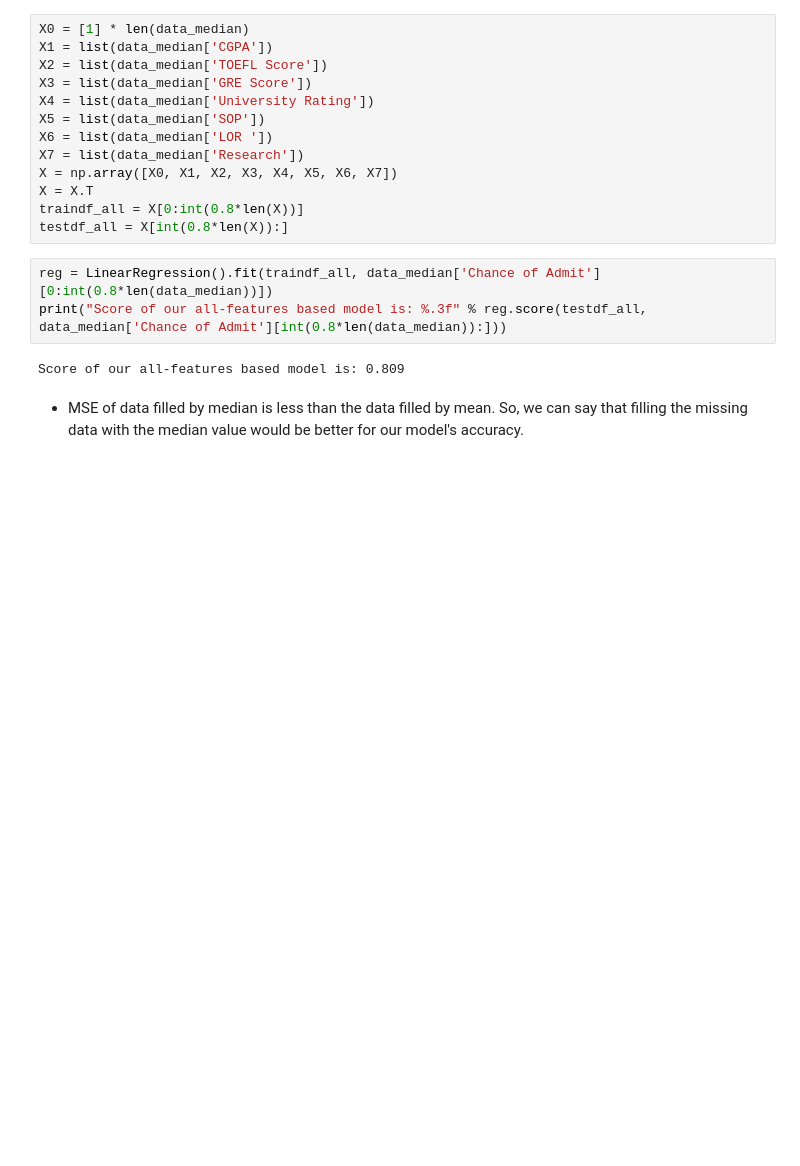
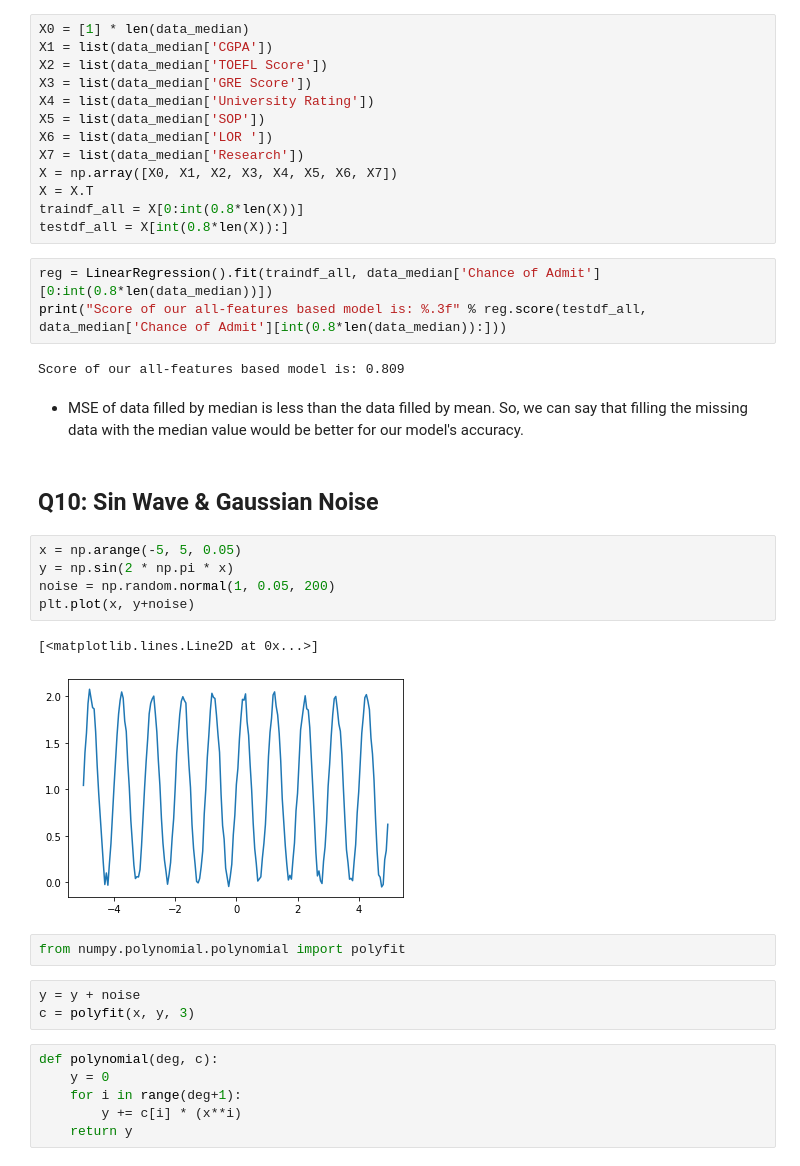
Before and after one commit to ouldouzN/task2_edit1, a Jupyter notebook: task2.ipynb, the cells around one changed output. Drawn from its saved outputs; the diff is of its cells as text; blank space fills up the shorter version.

```diff
--- a/task2.ipynb
+++ b/task2.ipynb
@@ -362,3 +362,24 @@ print("Score of our all-features based model is: %.3f" % reg.score(testdf_all, d
 Score of our all-features based model is: 0.809
 # %% [markdown]
 * MSE of data filled by median is less than the data filled by mean. So, we can say that filling the missing data with the median value would be better for our model's accuracy.
+# %% [markdown]
+## Q10: Sin Wave & Gaussian Noise
+# %%
+x = np.arange(-5, 5, 0.05)
+y = np.sin(2 * np.pi * x)
+noise = np.random.normal(1, 0.05, 200)
+plt.plot(x, y+noise)
+# %% [output]
+[<matplotlib.lines.Line2D at 0x...>]
+[figure, added]
+# %%
+from numpy.polynomial.polynomial import polyfit
+# %%
+y = y + noise
+c = polyfit(x, y, 3)
+# %%
+def polynomial(deg, c):
+    y = 0
+    for i in range(deg+1):
+        y += c[i] * (x**i)
+    return y
```
Also changed, not shown: parts of 7 cells of this notebook.
